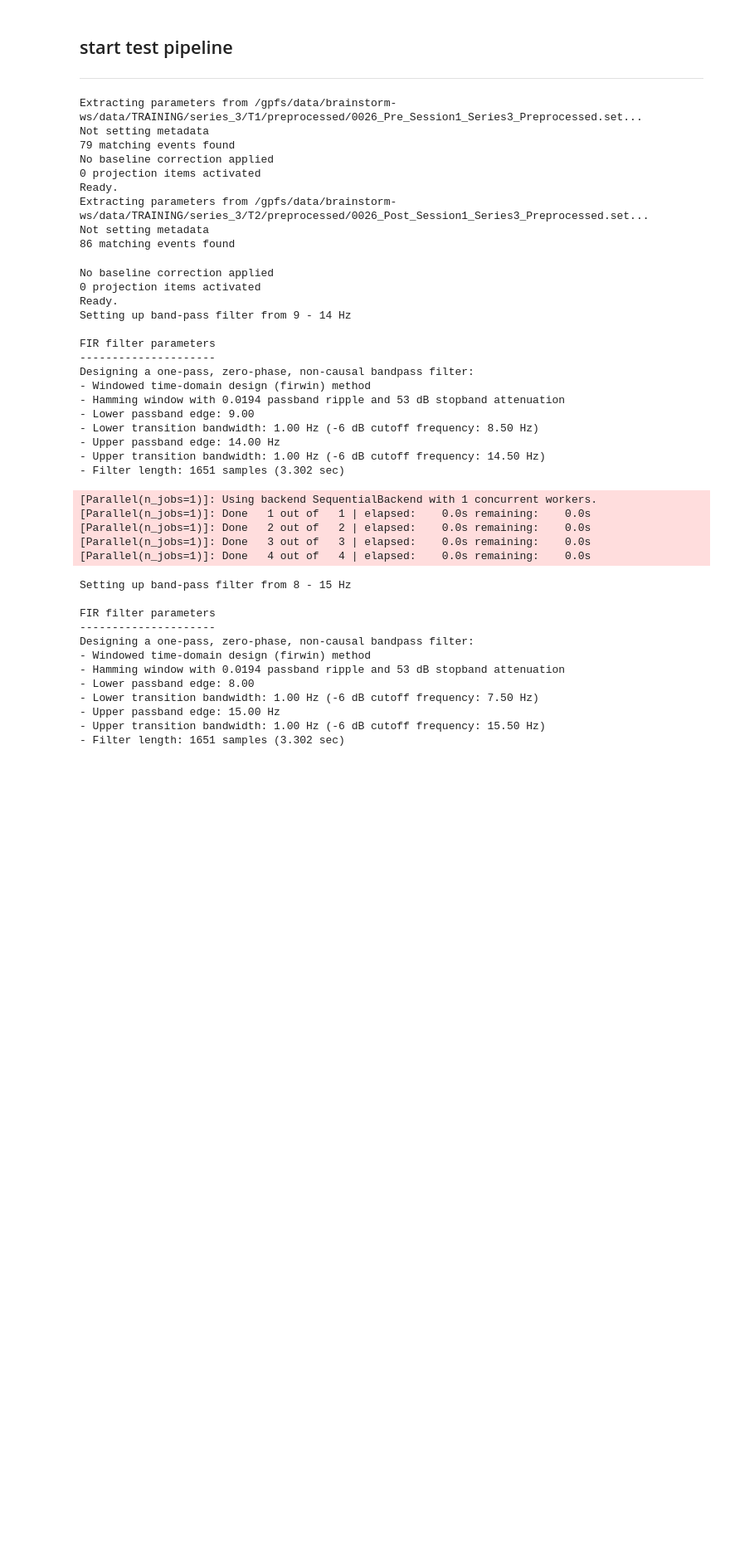
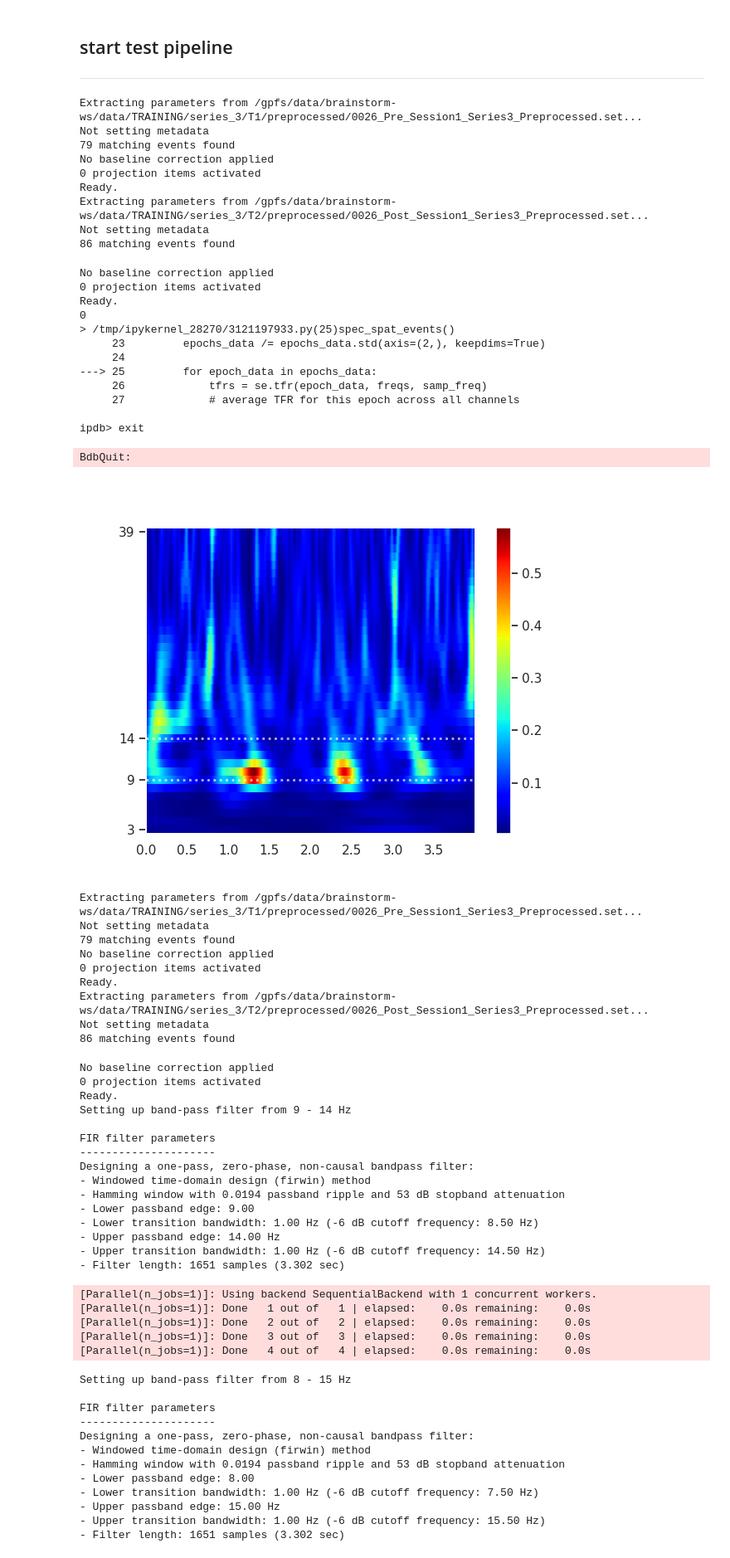
Before and after one commit to rythorpe/brainstorm_challenge, a Jupyter notebook: extract_features.ipynb, the cells around one changed output. Shown at 83% size. Drawn from its saved outputs; the diff is of its cells as text; code cells hidden in the pictures; blank space fills up the shorter version.

```diff
--- a/extract_features.ipynb
+++ b/extract_features.ipynb
@@ -115,10 +119,6 @@ def spatio_spectral_shift(epochs_pre_post, epochs_info):
 
 
 def spec_event_coherence_shift(epochs_pre_post, times):
-    # set path to SpectralEvents
-    sys.path.append('/users/rthorpe/brainstorm-ws/spectral-events')
-    import spectralevents as se
-
     #event_band = [5, 8]  # theta band (Hz)
     event_band = [15, 29]  # beta band (Hz)
     #event_band = [9, 14]  # alpha band (Hz)
@@ -126,7 +126,7 @@ def spec_event_coherence_shift(epochs_pre_post, times):
 
     dt = times[1] - times[0]
     samp_freq = 1 / dt
-    freqs = freqs = range(3, 40)
+    freqs = range(3, 40)
 
     time_bin = 0.05  # 50 ms; try 25 ms for beta
     binned_times = np.arange(0, times[-1] + time_bin, time_bin)
@@ -169,17 +169,6 @@ def spec_event_coherence_shift(epochs_pre_post, times):
     return pre_post_coherence[1] - pre_post_coherence[0]
 
 
-def get_features(subj_id, series_num, data_dir):
-    '''Main pipeline for computing all features for a given subject.'''
-    epochs_pre_post, epochs_info, _ = read_data(subj_id, series_num, data_dir)
-    ssd_std_diff, ssd_norm = spatio_spectral_shift(epochs_pre_post, epochs_info)
-
-    epochs_pre_post_c3_c4, _, times = read_data(subj_id, series_num, data_dir, pick_channels=['F7', 'F8'])
-    spec_event_coherence_diff = spec_event_coherence_shift(epochs_pre_post_c3_c4, times)
-
-    return ssd_std_diff, ssd_norm, spec_event_coherence_diff
-
-
 def plot_features_scatter(x, y, responder_labels, ax_labels):
     '''Plot features across subjects in a 2D scatter plot.'''
     g = sns.JointGrid()
@@ -245,6 +291,34 @@ series_nums = outcome_info['Series'][subj_select].astype(int)
 # %% [markdown]
 ## start test pipeline
 --------------------
+# %%
+# test analysis pipeline
+data_type_dir = op.join(data_dir, data_type)
+spec_spat_features = get_features(subj_ids[0], series_nums[0], data_type_dir)
+# %% [output]
+Extracting parameters from /gpfs/data/brainstorm-ws/data/TRAINING/series_3/T1/preprocessed/0026_Pre_Session1_Series3_Preprocessed.set...
+Not setting metadata
+79 matching events found
+No baseline correction applied
+0 projection items activated
+Ready.
+Extracting parameters from /gpfs/data/brainstorm-ws/data/TRAINING/series_3/T2/preprocessed/0026_Post_Session1_Series3_Preprocessed.set...
+Not setting metadata
+86 matching events found
+No baseline correction applied
+0 projection items activated
+Ready.
+0
+> /tmp/ipykernel_28270/3121197933.py(25)spec_spat_events()
+     23         epochs_data /= epochs_data.std(axis=(2,), keepdims=True)
+     24
+---> 25         for epoch_data in epochs_data:
+     26             tfrs = se.tfr(epoch_data, freqs, samp_freq)
+     27             # average TFR for this epoch across all channels
+
+ipdb> exit
+BdbQuit:
+[figure, added]
 # %%
 data_type_dir = op.join(data_dir, data_type)
 epochs_pre_post, epochs_info, _ = read_data(subj_ids[0], series_nums[0], data_type_dir)
```
Also changed, not shown: parts of 7 cells of this notebook.
